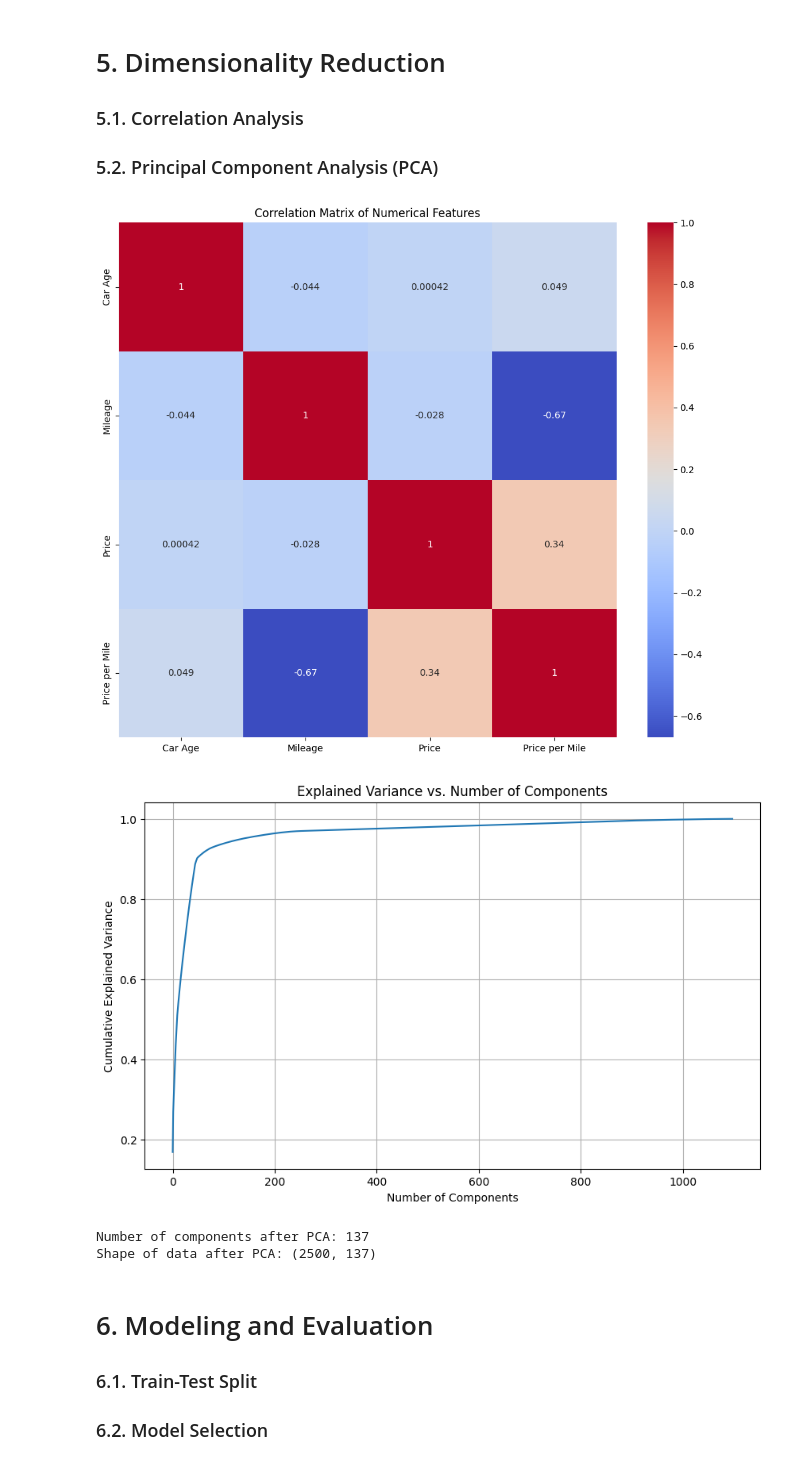
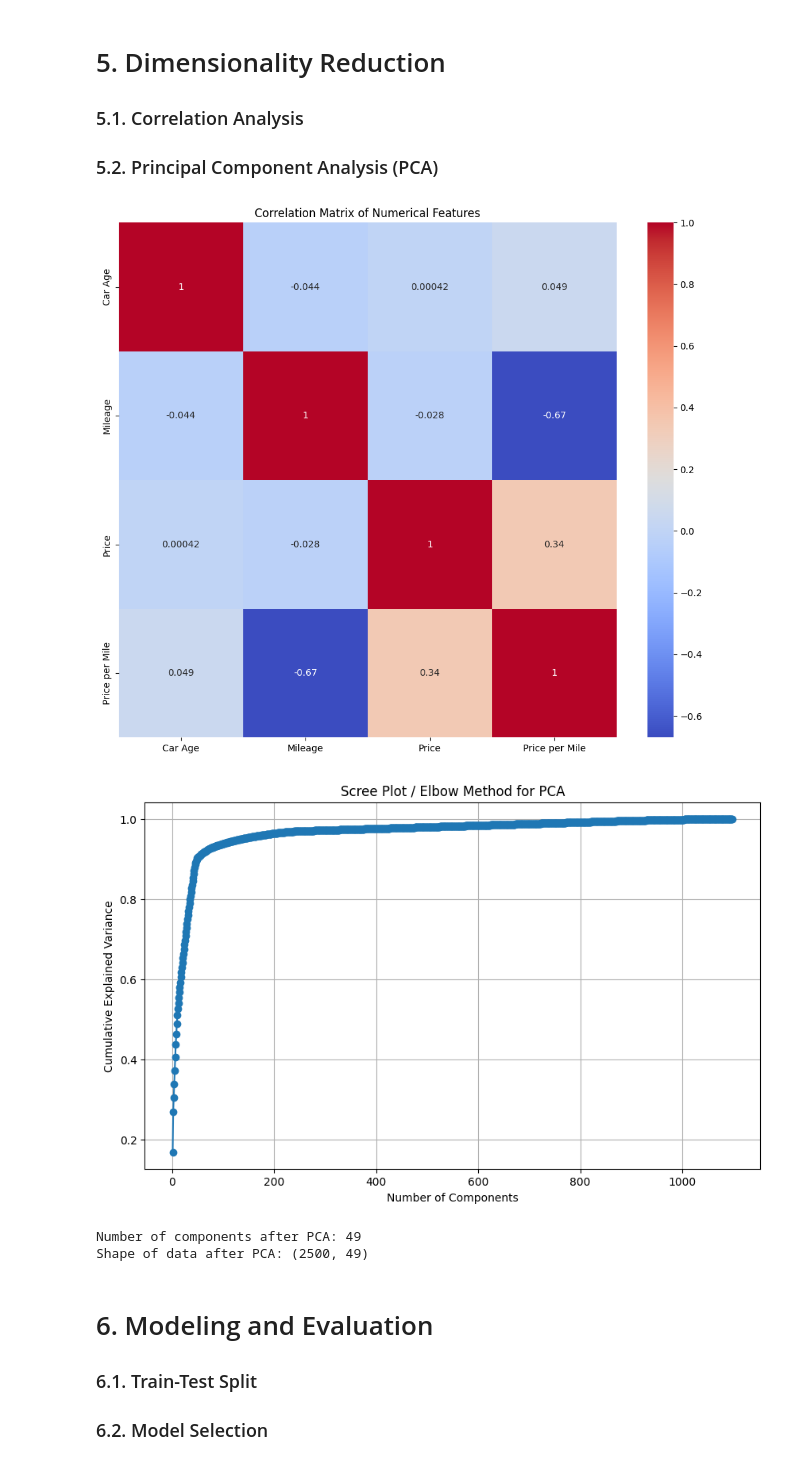
Before and after one commit to MohammedRaghib/Week-1-Project-ML2, a Jupyter notebook: pca.ipynb, the cells around one changed output. Saved outputs shown, nothing was run; the diff lists cells and outputs as text; code cells hidden in the pictures.

```diff
--- a/pca.ipynb
+++ b/pca.ipynb
@@ -83,40 +119,48 @@ df_encoded[numerical_cols] = scaler.fit_transform(df_encoded[numerical_cols])
 # %%
 plt.figure(figsize=(12, 10))
 corr_matrix = df_encoded[numerical_cols].corr()
 sns.heatmap(corr_matrix, annot=True, cmap='coolwarm')
 plt.title('Correlation Matrix of Numerical Features')
 plt.show()
 
 highly_correlated_features = []
 for i in range(len(corr_matrix.columns)):
     for j in range(i):
         if abs(corr_matrix.iloc[i, j]) > 0.8:
             colname = corr_matrix.columns[i]
             highly_correlated_features.append(colname)
 highly_correlated_features = list(set(highly_correlated_features))
 
 df_pca = df_encoded.drop(columns=['Make Year', 'Registration Number'], axis=1)
 X = df_pca.drop('Price', axis=1)
 y = df_pca['Price']
-pca = PCA().fit(X)
-explained_variance_ratio = pca.explained_variance_ratio_
-plt.figure(figsize=(10, 6))
-plt.plot(np.cumsum(explained_variance_ratio))
+pca_full = PCA().fit(X)
+cum_var_exp = np.cumsum(pca_full.explained_variance_ratio_)
+
+plt.figure(figsize=(10,6))
+plt.plot(range(1, len(cum_var_exp)+1), cum_var_exp, marker='o')
 plt.xlabel('Number of Components')
 plt.ylabel('Cumulative Explained Variance')
-plt.title('Explained Variance vs. Number of Components')
+plt.title('Scree Plot / Elbow Method for PCA')
 plt.grid(True)
 plt.show()
 
-pca = PCA(n_components=0.95)
+num_components = 0
+
+for i, val in enumerate(cum_var_exp, start=1):
+    if val >= 0.90:
+        num_components = i
+        break
+
+pca = PCA(n_components=i)
 X_pca = pca.fit_transform(X)
-print(f'Number of components after PCA: {pca.n_components_}')
-print(f'Shape of data after PCA: {X_pca.shape}')
+print(f"Number of components after PCA: {pca.n_components_}")
+print(f"Shape of data after PCA: {X_pca.shape}")
 # %% [output]
 [figure]
-[figure, old version]
+[figure, new version]
-Number of components after PCA: 137
-Shape of data after PCA: (2500, 137)
+Number of components after PCA: 49
+Shape of data after PCA: (2500, 49)
 # %% [markdown]
 # 6. Modeling and Evaluation
 ### 6.1. Train-Test Split
```
Also changed, not shown: parts of 3 cells of this notebook.
